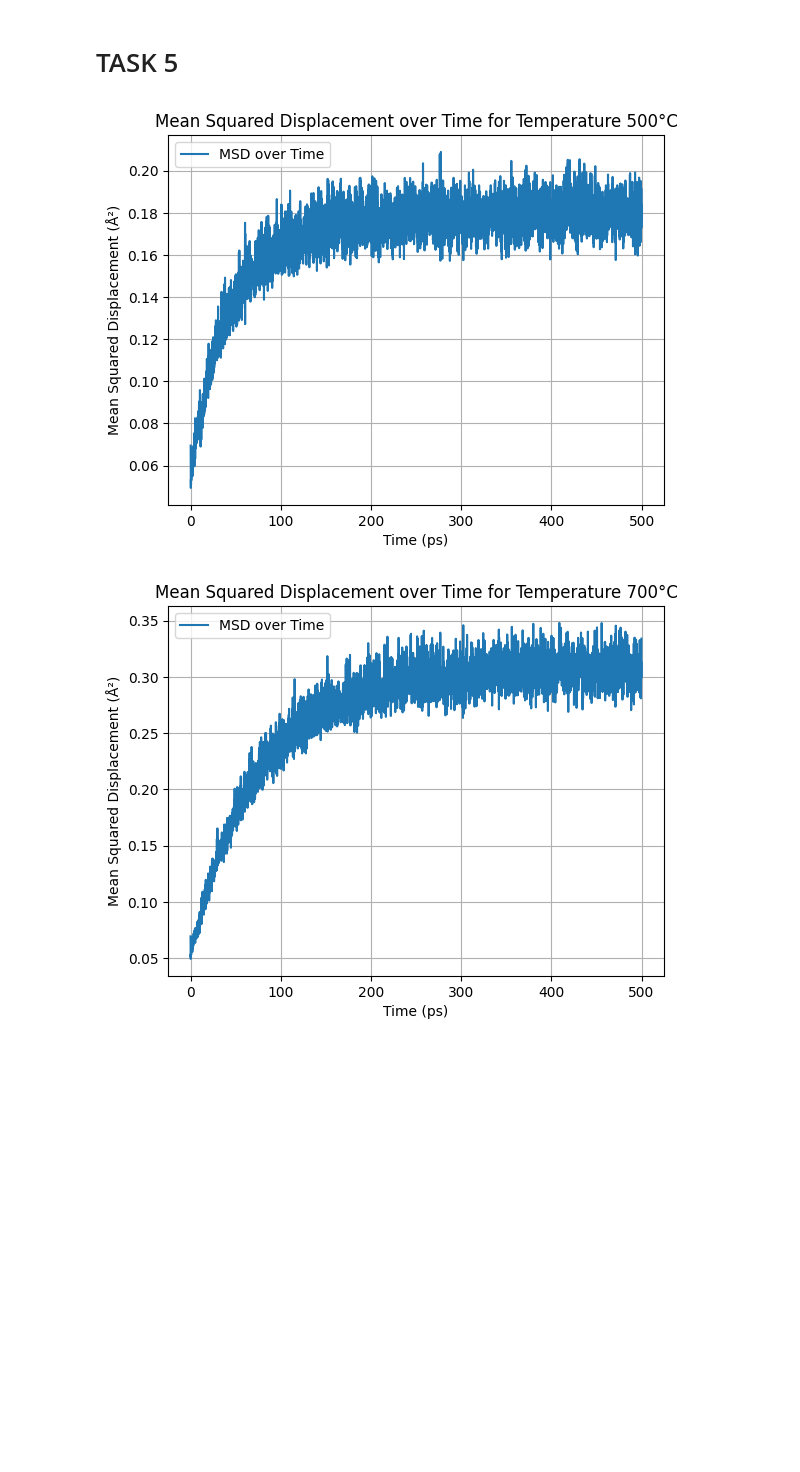
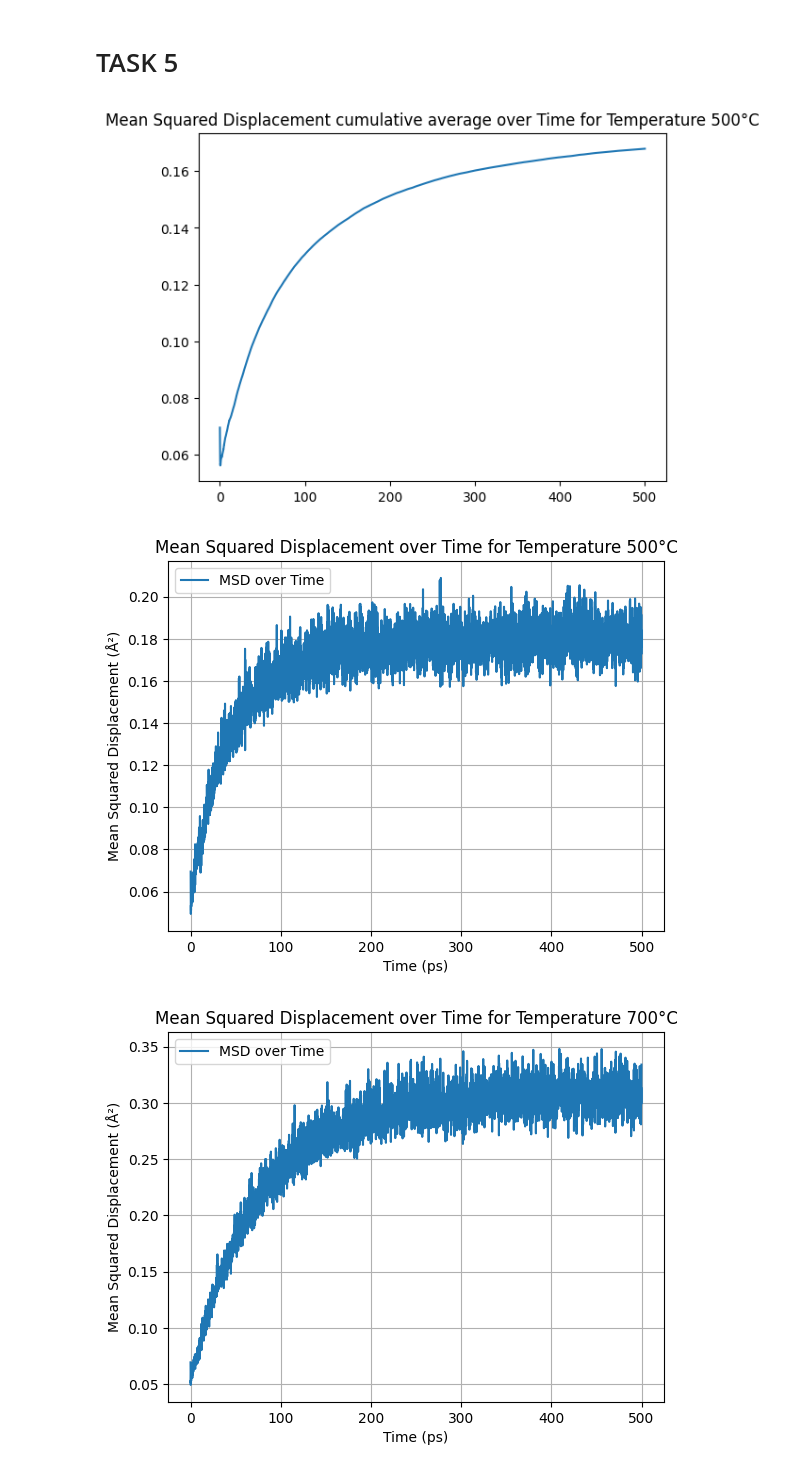
Before and after one commit to RichardBlucher/fka122-Exercises, a Jupyter notebook: fka122-Exercises1/Home-assignment/H1/visual.ipynb, the cells around one changed output. Cells and saved outputs as stored; diff of their text form; code cells hidden in the pictures; blank space fills up the shorter version.

Commit message:
averagde msd plot

```diff
--- a/fka122-Exercises1/Home-assignment/H1/visual.ipynb
+++ b/fka122-Exercises1/Home-assignment/H1/visual.ipynb
@@ -241,34 +242,44 @@ data_array = data.to_numpy()
 """ C_l=[]
 C_l_temp=0
 
 for i in range(len(data_array[:,0])):
     C_l_temp=0
     for j in range (len(data_array[:,0])-i-1):
 
         C_l_temp += (data_array[j,1]*data_array[j+i,1])
     C_l_temp /= (len(data_array[:,0])-i)
     C_l.append(C_l_temp)
     C_l_temp=0
 
 
 
 
 plt.plot(data_array[:,0], C_l, label='Velocity Autocorrelation Function')
 plt.xlabel('Time Lag (ps)')
 plt.ylabel('C_l')
 plt.title('Velocity Autocorrelation Function over Time Lag')
 plt.legend()
 plt.grid()
 plt.show() """
+
+msd_time_avg = np.cumsum(data_array[:,1])
+for i in range(len(msd_time_avg)):
+    msd_time_avg[i] /= (i+1)
+
+plt.plot(data_array[:,0], msd_time_avg)
+plt.title('Mean Squared Displacement cumulative average over Time for Temperature 500°C')
+plt.show()
+
 plt.plot(data_array[:,0], data_array[:,1], label='MSD over Time')
 plt.xlabel('Time (ps)')
 plt.ylabel('Mean Squared Displacement (Å²)')
 plt.title('Mean Squared Displacement over Time for Temperature 500°C')
 plt.legend()
 plt.grid()
 plt.show()
 # %% [output]
-[figure, old version]
+[figure, new version]
+[figure, added]
 # %%
 data = pd.read_csv('task5b_simulation_values.csv', header=None)
 data_array = data.to_numpy()
```
Also changed, not shown: parts of 1 cell of this notebook.
